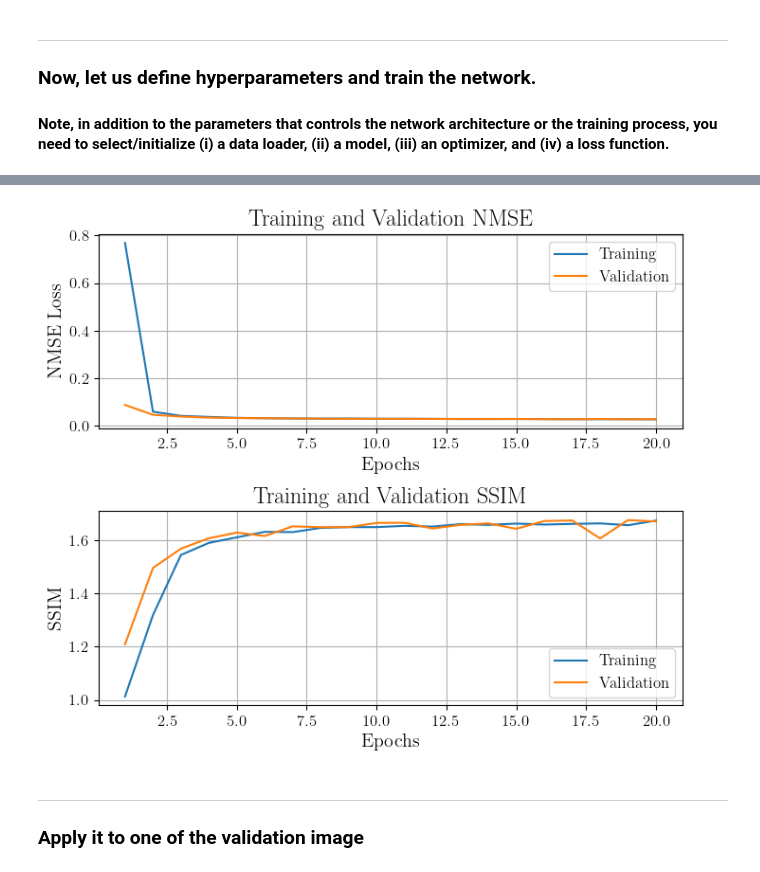
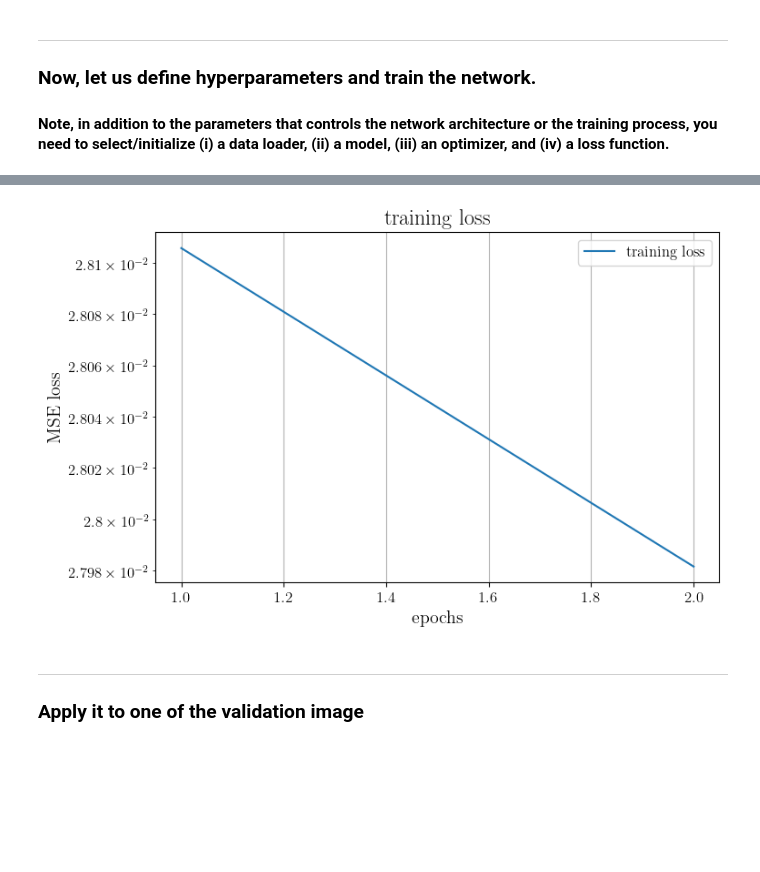
Before and after one commit to MihirJoe/MRI-Denoising, a Jupyter notebook: starter_code.ipynb, the cells around one changed output, grey strips where cells are left out. Saved outputs shown, nothing was run; the diff lists cells and outputs as text; code cells hidden in the pictures; blank space fills up the shorter version.

```diff
--- a/starter_code.ipynb
+++ b/starter_code.ipynb
@@ -377,3 +284,36 @@ def train_model(model, opt, criterion, train_loader, val_loader, num_epoch, nois
+# %%
+def train_model(model, opt, criterion, train_loader, num_epoch, noise_std):
+    avg_train_losses = []
+
+    for epoch in range(num_epoch): # Loop over the dataset multiple times
+        model.train()
+        total_train_loss = 0
+        for i, y_tr_batch in enumerate(train_loader): # Loop over mini-batches
+            noise = torch.randn_like(y_tr_batch) * noise_std
+            x_tr_batch = y_tr_batch + noise
+
+            opt.zero_grad() # delete previous gradients
+            y_hat_tr_batch = model(x_tr_batch) # forward pass
+            loss = criterion(y_hat_tr_batch, y_tr_batch) # compute loss
+            loss.backward() # backward pass
+            opt.step() # update weights
+            total_train_loss += loss.item() # accumulate loss
+            if (i + 1) % 10 == 0:
+                print(f'Epoch {epoch+1}, Iteration {i+1}, Loss: {loss.item():.6f}')
+
+        avg_train_loss = total_train_loss / len(train_loader) # compute average loss
+        avg_train_losses.append(avg_train_loss) # accumulate average loss
+
+    # Plotting
+    fig, ax = plt.subplots(figsize=(8, 5))
+    ax.plot(range(1, num_epoch+1), avg_train_losses, label='training loss')
+    ax.set_xlabel('epochs')
+    ax.set_ylabel('MSE loss')
+    ax.set_yscale('log')  # Set the vertical axis to log scale
+    ax.set_title('training loss')
+    ax.grid(True)
+    ax.legend()
+    plt.show()
 # %% [markdown]
 ___
 ### Now, let us define hyperparameters and train the network.
@@ -383,19 +323,14 @@ ___
 batch_size = 2  # Number of complete images in each batch
 lr = 1e-3  # Learning rate
 sig = 0.1  # Noise std
-num_epoch = 20  # Epochs
+num_epoch = 2  # Epochs
 
 # Model, criterion, and optimizer
 train_loader = create_loader(train_dataset, batch_size)
-val_loader = create_loader(val_dataset, batch_size)
-
 model = Denoise1() # Pick a model
 opt = optim.Adam(model.parameters(), lr=lr) # Pick an optimizer
 criterion = nn.MSELoss() # Pick a loss function
 
 # Let's train the model
-train_model(model, opt, criterion, train_loader, val_loader, num_epoch, noise_std=sig)
-
-## UserWarning: Using a target size (torch.Size([2, 1, 256, 256])) that is different to the input size (torch.Size([2, 3, 256, 256])). This will likely lead to incorrect results due to broadcasting. Please ensure they have the same size.
-## return F.mse_loss(input, target, reduction=self.reduction)
+train_model(model, opt, criterion, train_loader, num_epoch, noise_std=sig)
 # %% [output]
@@ -419,4 +341,4 @@ Epoch 20, Iteration 20, Loss: 0.000887
-[figure, old version]
+[figure, new version]
 # %% [markdown]
 ___
 ### Apply it to one of the validation image
```
Also changed, not shown: parts of 10 cells of this notebook.
